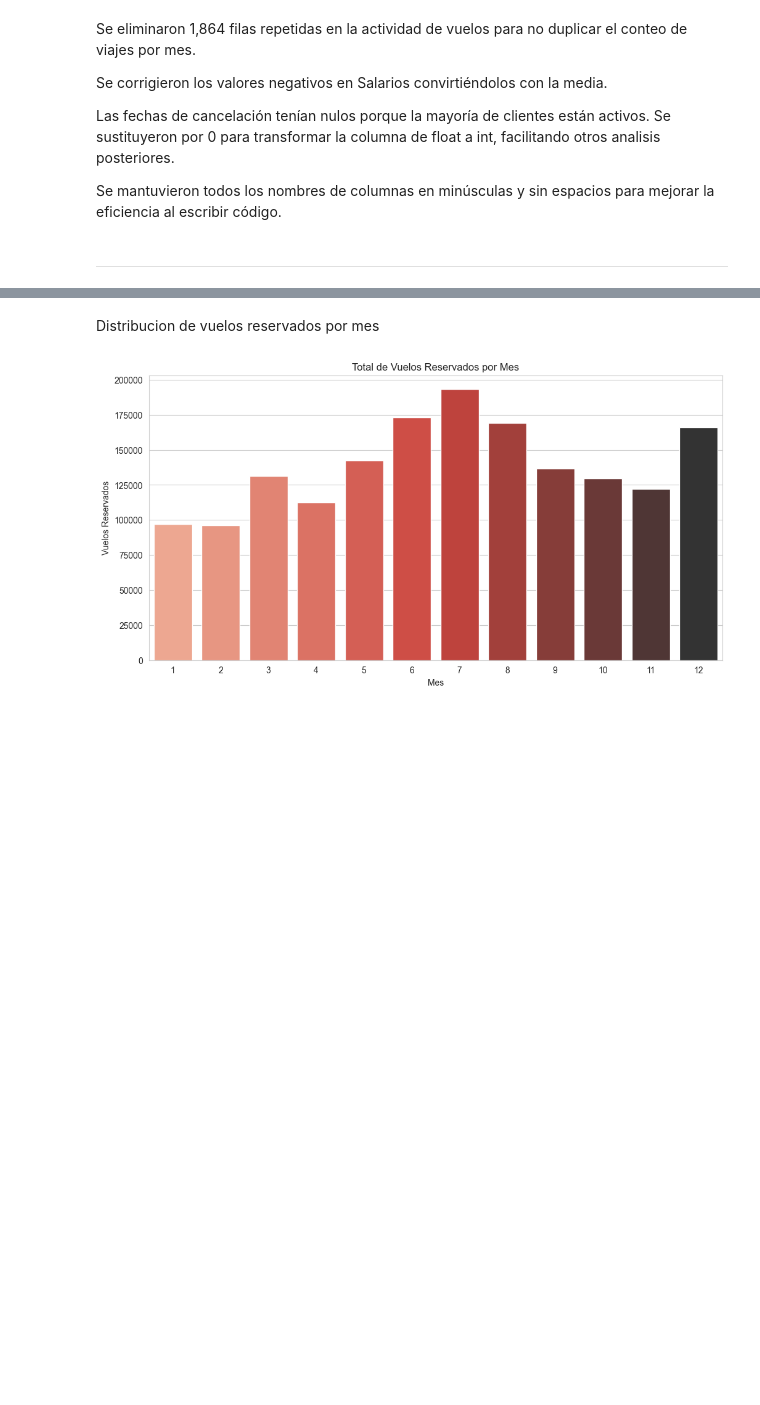
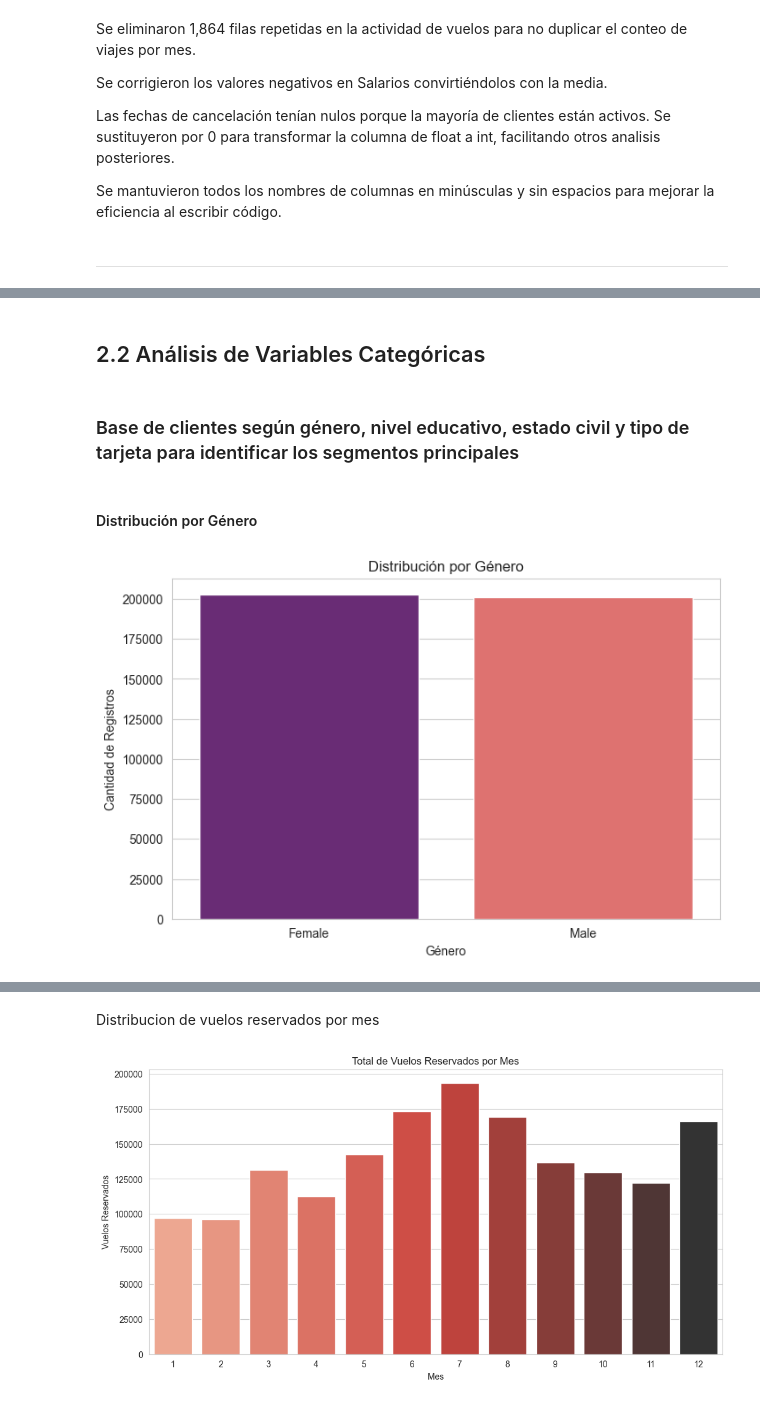
Before and after one commit to Adalab/bda-modulo-3-evaluacion-final-TamDb22, a Jupyter notebook: evaluacion3_Tamara.ipynb, the cells around one changed output, grey strips where cells are left out. Saved outputs shown, nothing was run; the diff lists cells and outputs as text; code cells hidden in the pictures; blank space fills up the shorter version.

```diff
--- a/evaluacion3_Tamara.ipynb
+++ b/evaluacion3_Tamara.ipynb
@@ -388,0 +409,15 @@ Por otro lado, no vemos una relación fuerte entre el salario y el número de vu
+# %% [markdown]
+## 2.2 Análisis de Variables Categóricas
+# %% [markdown]
+### Base de clientes según género, nivel educativo, estado civil y tipo de tarjeta para identificar los segmentos principales
+# %% [markdown]
+#### Distribución por Género
+# %%
+plt.figure(figsize=(8, 5))
+sns.countplot(data=df_merged, x='gender', hue='gender', palette='magma', legend=False)
+plt.title('Distribución por Género')
+plt.xlabel('Género')
+plt.ylabel('Cantidad de Registros')
+plt.show()
+# %% [output]
+[figure, added]
```
Also changed, not shown: parts of 25 cells of this notebook.
